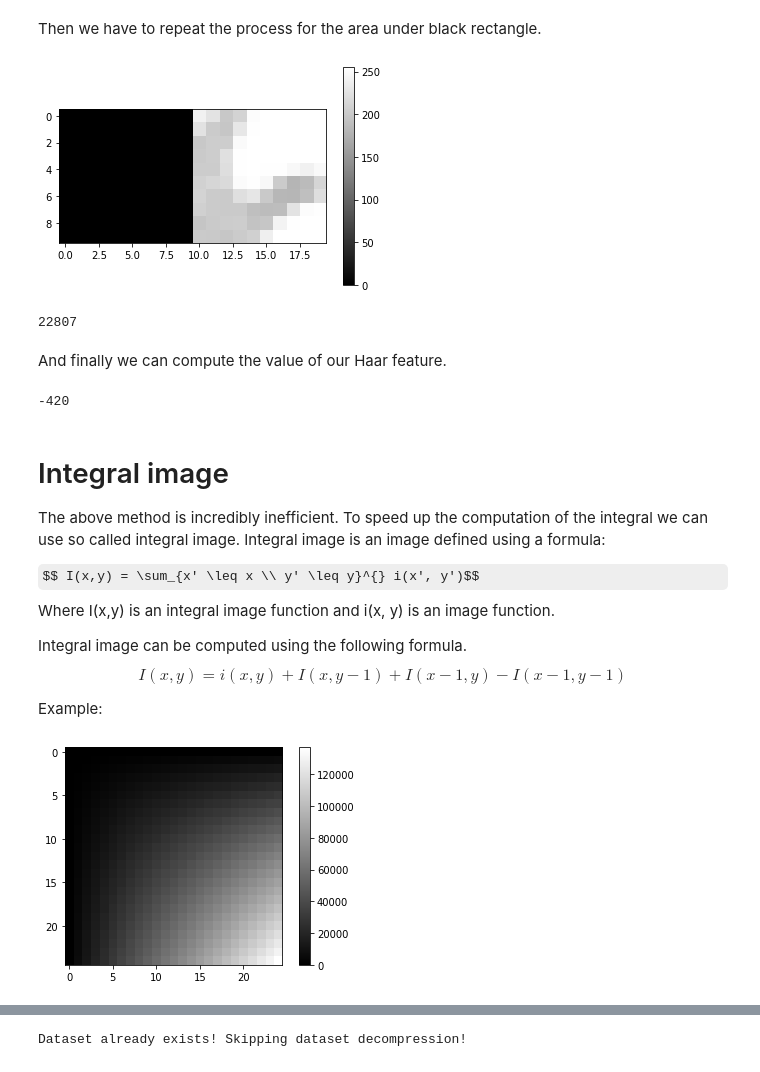
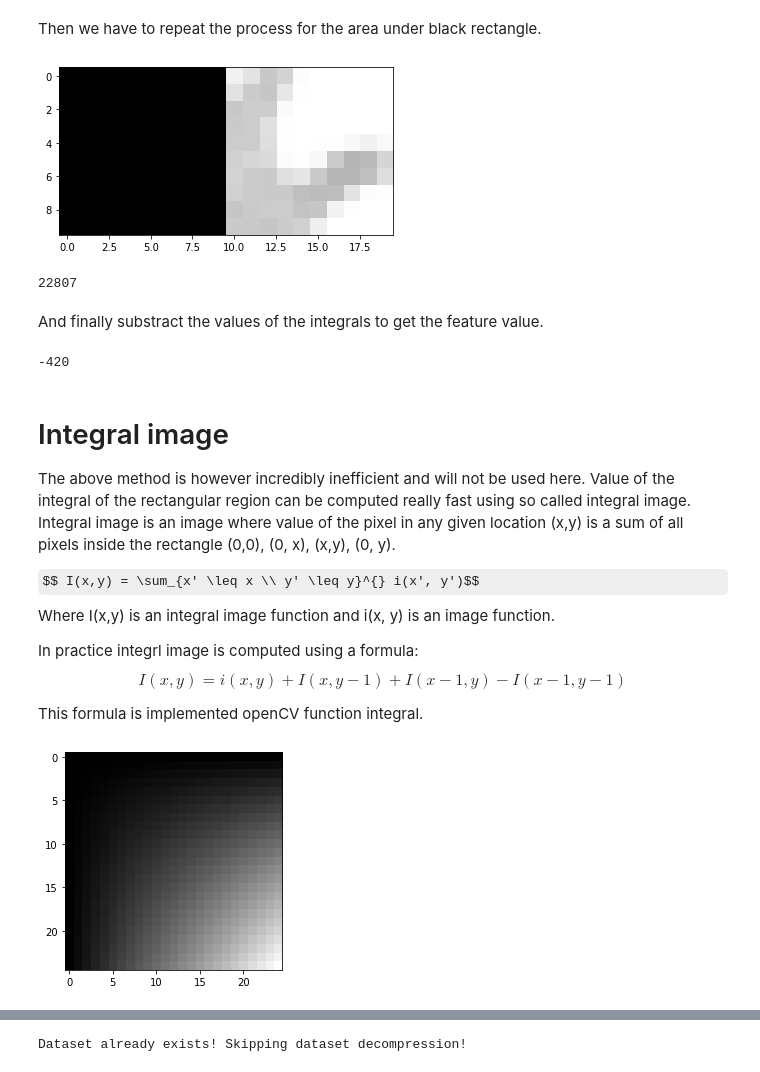
Before and after one commit to Bill2462/Viola-Jones, a Jupyter notebook: Hand Detection Using Viola Jones Algorithm.ipynb, the cells around one changed output, grey strips where cells are left out. Saved outputs shown, nothing was run; the diff lists cells and outputs as text; code cells hidden in the pictures; some formulas as TeX source.

```diff
--- a/Hand Detection Using Viola Jones Algorithm.ipynb
+++ b/Hand Detection Using Viola Jones Algorithm.ipynb
@@ -36,14 +34,9 @@ Then let's extract the detection window.
 # %%
-import numpy as np
-
-def cropImage(img, x, y, width, height):
-    return np.array(img[y:y+height, x:x+width])
+from ViolaJones.dataset import cropImage
 
 pos = (18, 12)
 size = (24, 24)
 cropImg = cropImage(img, pos[0], pos[1], size[0], size[1])
 
-plt.imshow(cropImg ,cmap='gray')
-plt.colorbar()
-plt.show()
+showImage(cropImg)
 # %% [output]
@@ -97,19 +82,16 @@ print(whiteInt)
 Then we have to repeat the process for the area under black rectangle.
 # %%
 maskedImage = areaUnderHaar*(haar == 0)
-
-plt.imshow(maskedImage, cmap='gray')
-plt.colorbar()
-plt.show()
+showImage(maskedImage)
 # %% [output]
-[figure, old version]
+[figure, new version]
 # %%
 darkInt = np.sum(maskedImage)
 print(darkInt)
 # %% [output]
 22807
-# %% [markdown]
-And finally we can compute the value of our Haar feature.
+# %% [markdown]
+And finally substract the values of the integrals to get the feature value.
 # %%
 haarValue = int(whiteInt) - int(darkInt)
 print(haarValue)
@@ -117,25 +99,22 @@ print(haarValue)
 -420
 # %% [markdown]
 # Integral image
-The above method is incredibly inefficient.
-To speed up the computation of the integral we can use so called integral image.
-Integral image is an image defined using a formula:
+The above method is however incredibly inefficient and will not be used here.
+Value of the integral of the rectangular region can be computed really fast using so called integral image.
+Integral image is an image where value of the pixel in any given location (x,y) is a sum of all pixels inside the rectangle (0,0), (0, x), (x,y), (0, y).
 
 $$ I(x,y) = \sum_{x' \leq x \\ y' \leq y}^{} i(x', y')$$
 Where I(x,y) is an integral image function and i(x, y) is an image function.
 
-Integral image can be computed using the following formula.
+In practice integrl image is computed using a formula:
 $$ I(x,y) = i(x,y) + I(x, y-1) + I(x-1, y) - I(x-1, y-1) $$
 
-Example:
+This formula is implemented openCV function integral.
 # %%
 integralImage = cv2.integral(cropImg)
-
-plt.imshow(integralImage, cmap='gray')
-plt.colorbar()
-plt.show()
+showImage(integralImage)
 # %% [output]
-[figure, old version]
+[figure, new version]
 # %% [markdown]
 We can use integral image to very quickly compute the integral over the rectangular region.
 
```
Also changed, not shown: parts of 94 cells of this notebook, 8 other files.
